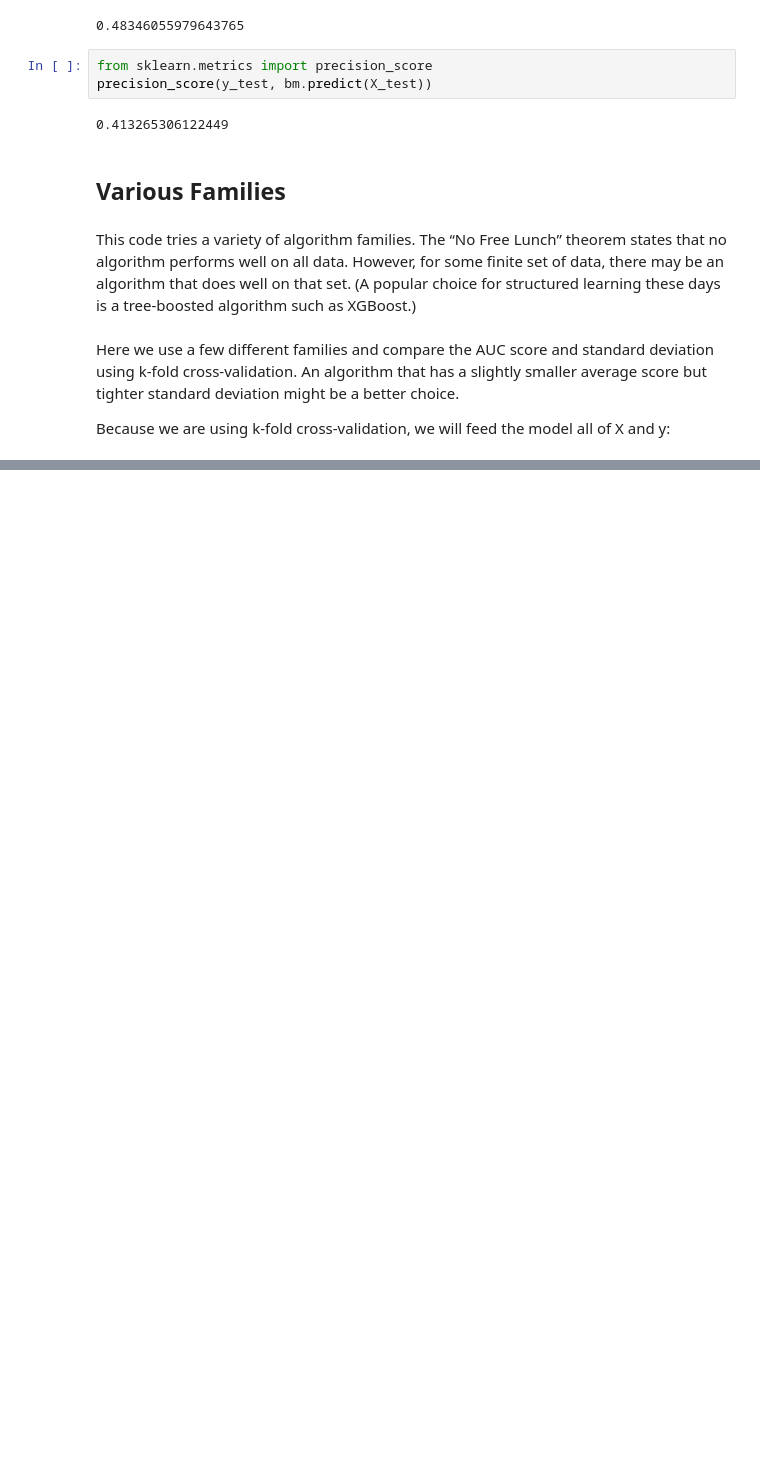
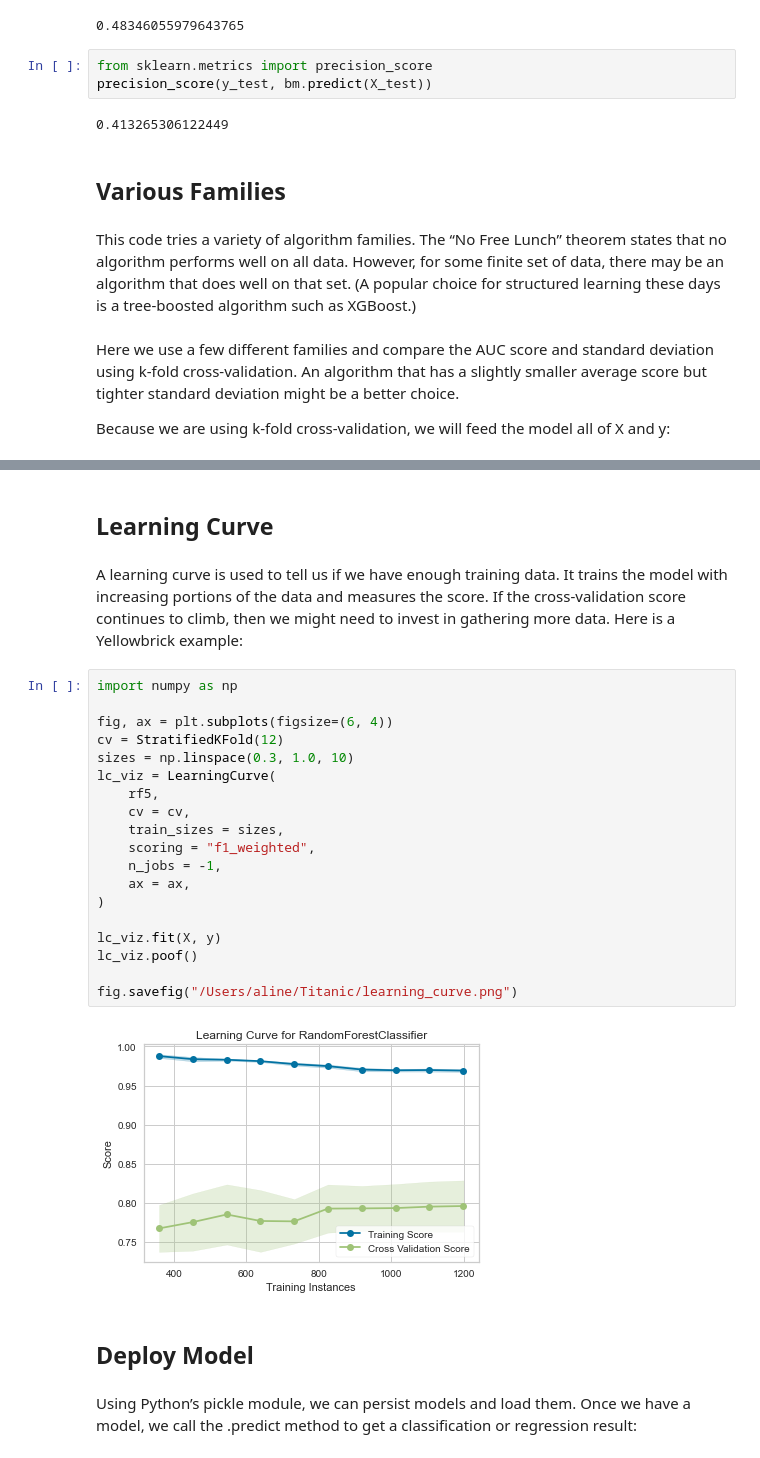
Before and after one commit to nthngshr/Titanic, a Jupyter notebook: Notebooks/titanic_test.ipynb, the cells around one changed output, grey strips where cells are left out. Drawn from its saved outputs; the diff is of its cells as text; blank space fills up the shorter version.

Commit message:
finised classification

```diff
--- a/Notebooks/titanic_test.ipynb
+++ b/Notebooks/titanic_test.ipynb
@@ -320,0 +484,29 @@ XGBClassifier          AUC: 0.854 STD: 0.02
+# %% [markdown]
+## Learning Curve
+# %% [markdown]
+A learning curve is used to tell us if we have enough training data. It trains the model with increasing portions of the data and measures the score. If the cross-validation score continues to climb, then we might need to invest in gathering more data. Here is a Yellowbrick example:
+# %%
+import numpy as np
+
+fig, ax = plt.subplots(figsize=(6, 4))
+cv = StratifiedKFold(12)
+sizes = np.linspace(0.3, 1.0, 10)
+lc_viz = LearningCurve(
+    rf5,
+    cv = cv,
+    train_sizes = sizes,
+    scoring = "f1_weighted",
+    n_jobs = -1,
+    ax = ax,
+)
+
+lc_viz.fit(X, y)
+lc_viz.poof()
+
+fig.savefig("/Users/aline/Titanic/learning_curve.png")
+# %% [output]
+[figure, added]
+# %% [markdown]
+## Deploy Model
+# %% [markdown]
+Using Python’s pickle module, we can persist models and load them. Once we have a model, we call the .predict method to get a classification or regression result:
```
Also changed, not shown: parts of 33 cells of this notebook, 4 other files.
